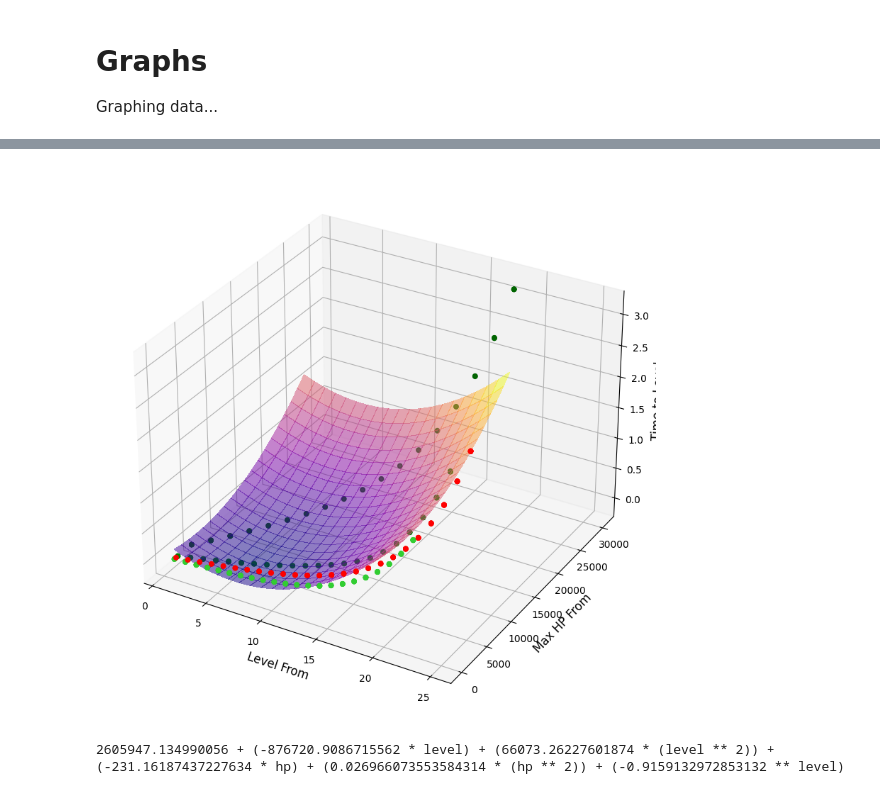
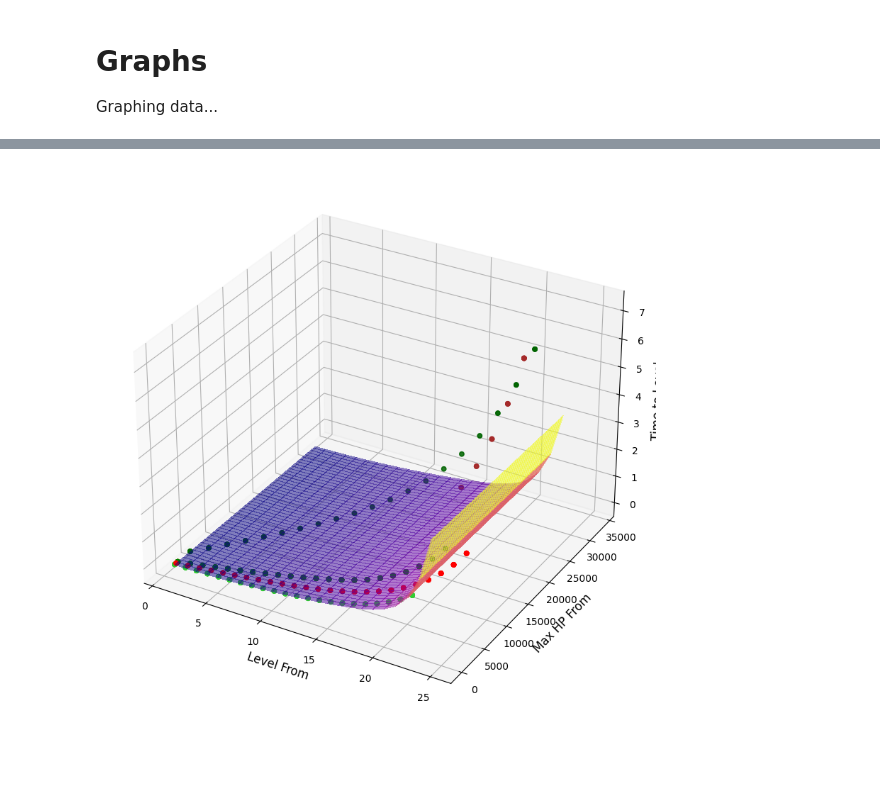
Before and after one commit to earthiverse/al-monster-leveling, a Jupyter notebook: graphs.ipynb, the cells around one changed output, grey strips where cells are left out. Drawn from its saved outputs; the diff is of its cells as text; code cells hidden in the pictures; blank space fills up the shorter version.

Commit message:
add more data points

```diff
--- a/graphs.ipynb
+++ b/graphs.ipynb
@@ -10,9 +10,11 @@ import matplotlib.pyplot as plt
 from matplotlib import cm
 from scipy.optimize import curve_fit
 # %%
+armadillos = np.loadtxt('data/armadillo.tsv', delimiter='\t')
 crabs = np.loadtxt('data/crab.tsv', delimiter='\t')
 crocs = np.loadtxt('data/croc.tsv', delimiter='\t')
 goos = np.loadtxt('data/goo.tsv', delimiter='\t')
+osnakes = np.loadtxt('data/osnake.tsv', delimiter='\t')
 snakes = np.loadtxt('data/snake.tsv', delimiter='\t')
 # %%
 graph = plt.figure()
@@ -36,11 +40,11 @@ def f(X, a, b, c, d, e, f):
     level, hp = X
     return a + (b * level) + (c * (level ** 2)) + (d * hp) + (e * (hp ** 2)) + (f ** level)
 
-X1 = np.concatenate((crabs[:, 1], crocs[:, 1], goos[:, 1], snakes[:, 1]))
-X2 = np.concatenate((crabs[:, 3], crocs[:, 3], goos[:, 3], snakes[:, 3]))
-Y = np.concatenate((crabs[:, 0], crocs[:, 0], goos[:, 0], snakes[:, 0]))
+X1 = np.concatenate((goos[:, 1], osnakes[:, 1], snakes[:, 1]))
+X2 = np.concatenate((goos[:, 3], osnakes[:, 3], snakes[:, 3]))
+Y = np.concatenate((goos[:, 0], osnakes[:, 0], snakes[:, 0]))
 
-popt, pcov = curve_fit(f, (X1, X2), Y)
+popt, pcov = curve_fit(f, (goos[:, 1], goos[:, 3]), goos[:, 0], bounds=(0, np.inf))
 # %%
 popt
 # %% [output]
@@ -49,27 +68,25 @@ array([ 2.60594713e+06, -8.76720909e+05,  6.60732623e+04, -2.31161874e+02,
 # %%
 graph = plt.figure()
 graph.set_figwidth(40)
 graph.set_figheight(10)
 ax = plt.axes(projection='3d')
 ax.set_xlabel('Level From', fontsize=12)
 ax.set_ylabel('Max HP From', fontsize=12)
 ax.set_zlabel('Time to Level', fontsize=12)
 
+ax.scatter3D(armadillos[:, 1], armadillos[:, 3], armadillos[:, 0], color='brown')
 ax.scatter3D(crabs[:, 1], crabs[:, 3], crabs[:, 0], color='red')
 ax.scatter3D(crocs[:, 1], crocs[:, 3], crocs[:, 0], color='darkgreen')
 ax.scatter3D(goos[:, 1], goos[:, 3], goos[:, 0], color='limegreen')
+ax.scatter3D(osnakes[:, 1], osnakes[:, 3], osnakes[:, 0], color='orange')
 ax.scatter3D(snakes[:, 1], snakes[:, 3], snakes[:, 0], color='green')
 
-LEVELS = np.linspace(1, 20, 20)
-MAX_HP = np.linspace(100, 25000, 20)
+LEVELS = np.arange(1, 25, 1)
+MAX_HP = np.arange(100, 30000, 100)
 X, Y = np.meshgrid(LEVELS, MAX_HP)
 Z = f((X, Y), popt[0], popt[1], popt[2], popt[3], popt[4], popt[5])
 surf = ax.plot_surface(X, Y, Z, cmap=cm.plasma, alpha=0.5, linewidth=0, antialiased=False)
 
 plt.show()
 # %% [output]
-[figure, old version]
+[figure, new version]
-# %%
-print(f"{popt[0]} + ({popt[1]} * level) + ({popt[2]} * (level ** 2)) + ({popt[3]} * hp) + ({popt[4]} * (hp ** 2)) + ({popt[5]} ** level)")
-# %% [output]
-2605947.134990056 + (-876720.9086715562 * level) + (66073.26227601874 * (level ** 2)) + (-231.16187437227634 * hp) + (0.026966073553584314 * (hp ** 2)) + (-0.9159132972853132 ** level)
```
Also changed, not shown: parts of 3 cells of this notebook, 4 other files.
